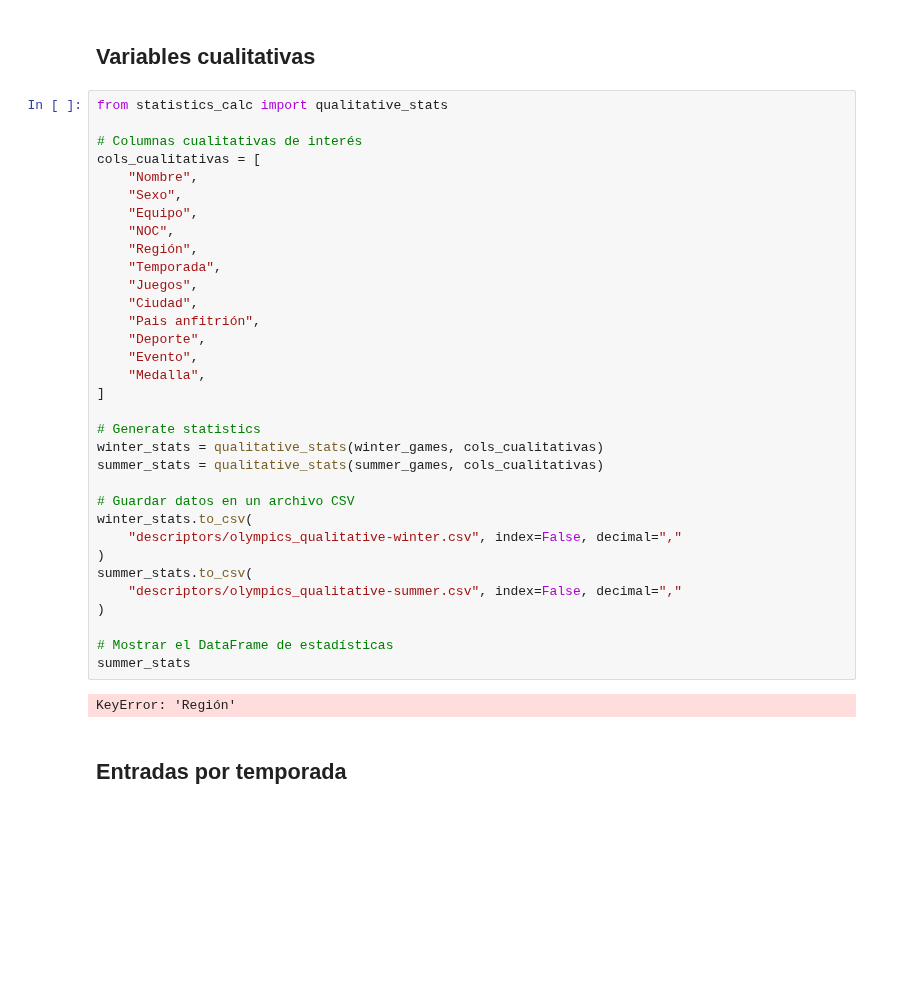
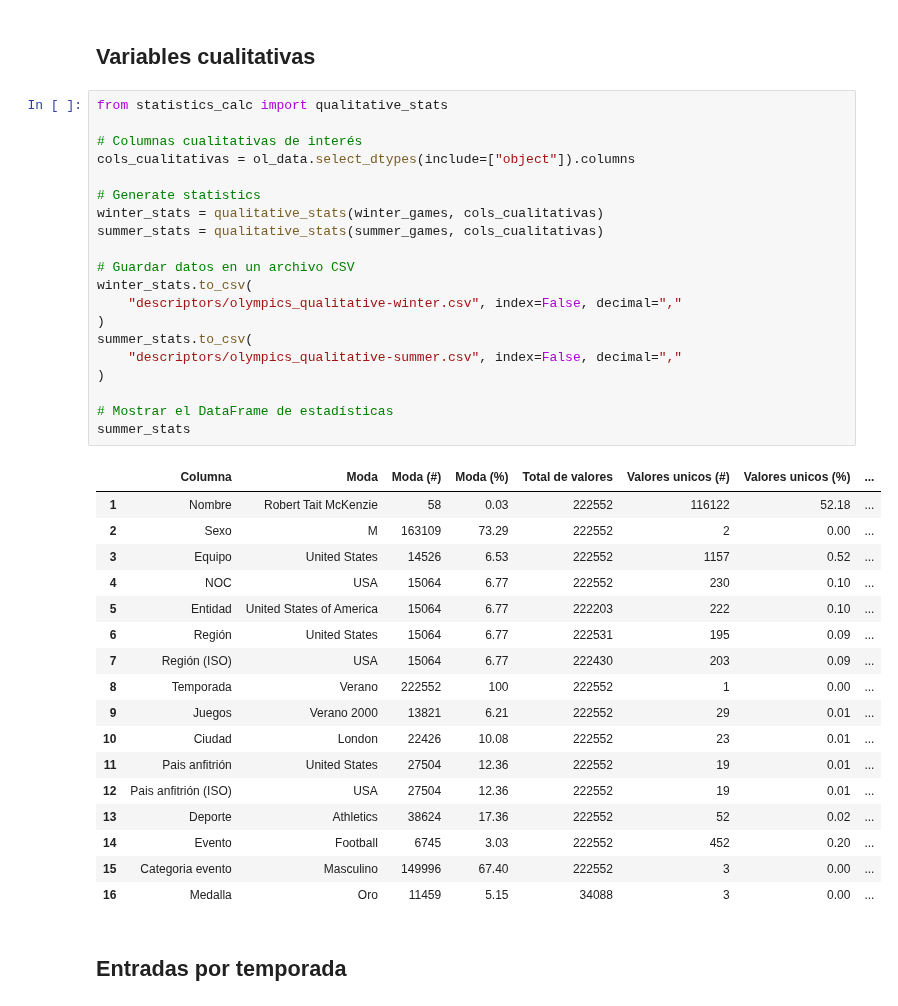
Before and after one commit to agutierrezmorag/olympic-games-datamart, a Jupyter notebook: olympics.ipynb, the cells around one changed output. Saved outputs shown, nothing was run; the diff lists cells and outputs as text; blank space fills up the shorter version.

```diff
--- a/olympics.ipynb
+++ b/olympics.ipynb
@@ -723,38 +727,41 @@ winter_desc
 # %%
 from statistics_calc import qualitative_stats
 
 # Columnas cualitativas de interés
-cols_cualitativas = [
-    "Nombre",
-    "Sexo",
-    "Equipo",
-    "NOC",
-    "Región",
-    "Temporada",
-    "Juegos",
-    "Ciudad",
-    "Pais anfitrión",
-    "Deporte",
-    "Evento",
-    "Medalla",
-]
+cols_cualitativas = ol_data.select_dtypes(include=["object"]).columns
 
 # Generate statistics
 winter_stats = qualitative_stats(winter_games, cols_cualitativas)
 summer_stats = qualitative_stats(summer_games, cols_cualitativas)
 
 # Guardar datos en un archivo CSV
 winter_stats.to_csv(
     "descriptors/olympics_qualitative-winter.csv", index=False, decimal=","
 )
 summer_stats.to_csv(
     "descriptors/olympics_qualitative-summer.csv", index=False, decimal=","
 )
 
 # Mostrar el DataFrame de estadísticas
 summer_stats
 # %% [output]
-KeyError: 'Región'
+|  | Columna | Moda | Moda (#) | Moda (%) | Total de valores | Valores unicos (#) | Valores unicos (%) | ... |
+| 1 | Nombre | Robert Tait McKenzie | 58 | 0.03 | 222552 | 116122 | 52.18 | ... |
+| 2 | Sexo | M | 163109 | 73.29 | 222552 | 2 | 0.00 | ... |
+| 3 | Equipo | United States | 14526 | 6.53 | 222552 | 1157 | 0.52 | ... |
+| 4 | NOC | USA | 15064 | 6.77 | 222552 | 230 | 0.10 | ... |
+| 5 | Entidad | United States of America | 15064 | 6.77 | 222203 | 222 | 0.10 | ... |
+| 6 | Región | United States | 15064 | 6.77 | 222531 | 195 | 0.09 | ... |
+| 7 | Región (ISO) | USA | 15064 | 6.77 | 222430 | 203 | 0.09 | ... |
+| 8 | Temporada | Verano | 222552 | 100 | 222552 | 1 | 0.00 | ... |
+| 9 | Juegos | Verano 2000 | 13821 | 6.21 | 222552 | 29 | 0.01 | ... |
+| 10 | Ciudad | London | 22426 | 10.08 | 222552 | 23 | 0.01 | ... |
+| 11 | Pais anfitrión | United States | 27504 | 12.36 | 222552 | 19 | 0.01 | ... |
+| 12 | Pais anfitrión (ISO) | USA | 27504 | 12.36 | 222552 | 19 | 0.01 | ... |
+| 13 | Deporte | Athletics | 38624 | 17.36 | 222552 | 52 | 0.02 | ... |
+| 14 | Evento | Football | 6745 | 3.03 | 222552 | 452 | 0.20 | ... |
+| 15 | Categoria evento | Masculino | 149996 | 67.40 | 222552 | 3 | 0.00 | ... |
+| 16 | Medalla | Oro | 11459 | 5.15 | 34088 | 3 | 0.00 | ... |
 # %% [markdown]
 ## Entradas por temporada
 # %%
```
Also changed, not shown: parts of 4 cells of this notebook, 5 other files.
